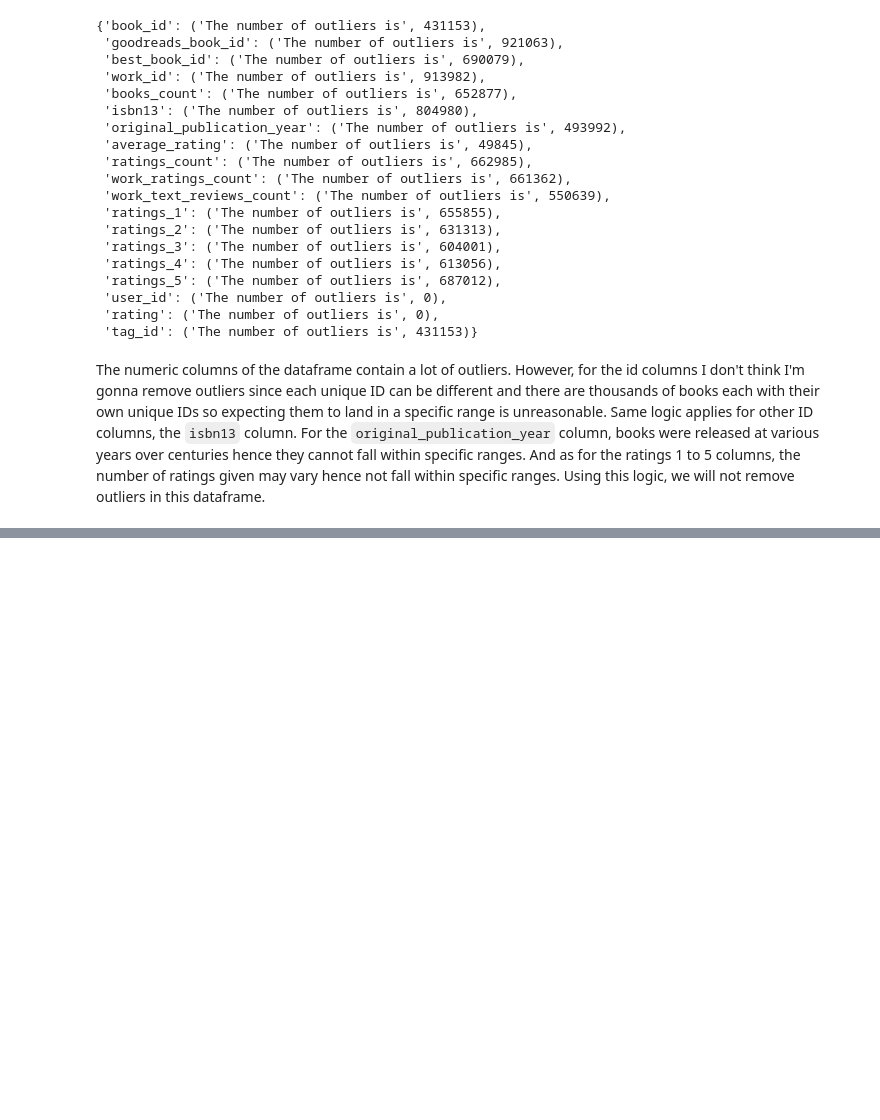
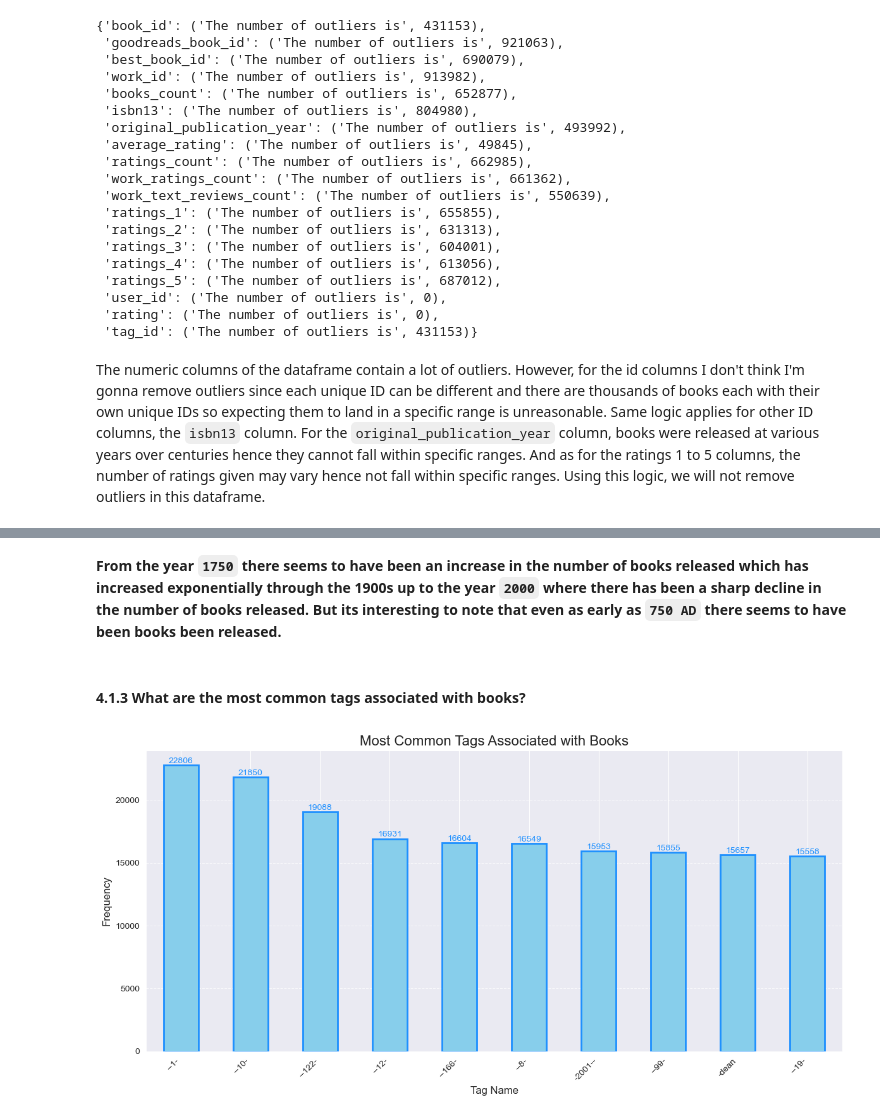
Before and after one commit to DennisWainaina/Book-recommendation-system-project, a Jupyter notebook: index.ipynb, the cells around one changed output, grey strips where cells are left out. Cells and saved outputs as stored; diff of their text form; code cells hidden in the pictures; blank space fills up the shorter version.

```diff
--- a/index.ipynb
+++ b/index.ipynb
@@ -322,0 +377,26 @@ The numeric columns of the dataframe contain a lot of outliers. However, for the
+# %% [markdown]
+**From the year `1750` there seems to have been an increase in the number of books released which has increased exponentially through the 1900s up to the year `2000` where there has been a sharp decline in the number of books released. But its interesting to note that even as early as `750 AD` there seems to have been books been released.**
+# %% [markdown]
+#### 4.1.3 What are the most common tags associated with books?
+# %%
+# Grouping the dataset by tag_name and count the frequency of each tag
+common_tags = combined_df['tag_name'].value_counts().head(10)
+
+# Creating a visually appealing bar chart
+plt.figure(figsize=(12, 6))
+common_tags.plot(kind='bar', color='skyblue', edgecolor='dodgerblue', linewidth=2)
+plt.xlabel('Tag Name', fontsize=12)
+plt.ylabel('Frequency', fontsize=12)
+plt.title('Most Common Tags Associated with Books', fontsize=16)
+plt.xticks(rotation=45, fontsize=10, ha='right')
+plt.yticks(fontsize=10)
+plt.grid(axis='y', linestyle='--', alpha=0.7)
+
+# Adding data labels to the bars
+for i, v in enumerate(common_tags):
+    plt.text(i, v + 10, str(v), ha='center', va='bottom', fontsize=10, color='dodgerblue')
+
+plt.tight_layout()
+plt.show()
+# %% [output]
+[figure, added]
```
Also changed, not shown: parts of 22 cells of this notebook.
